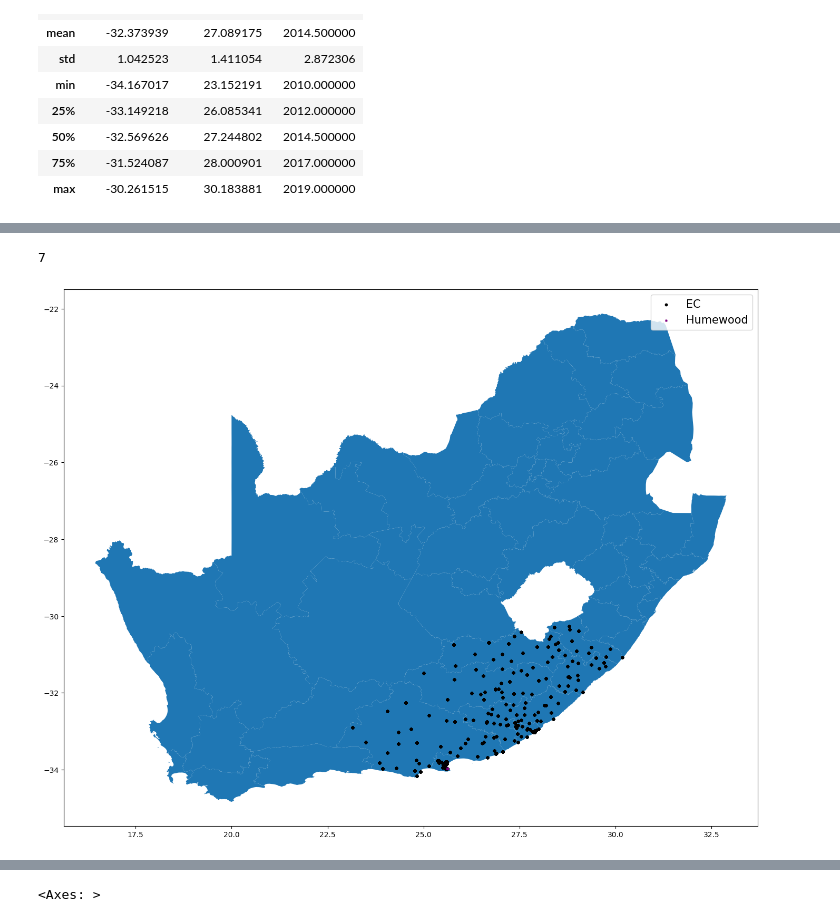
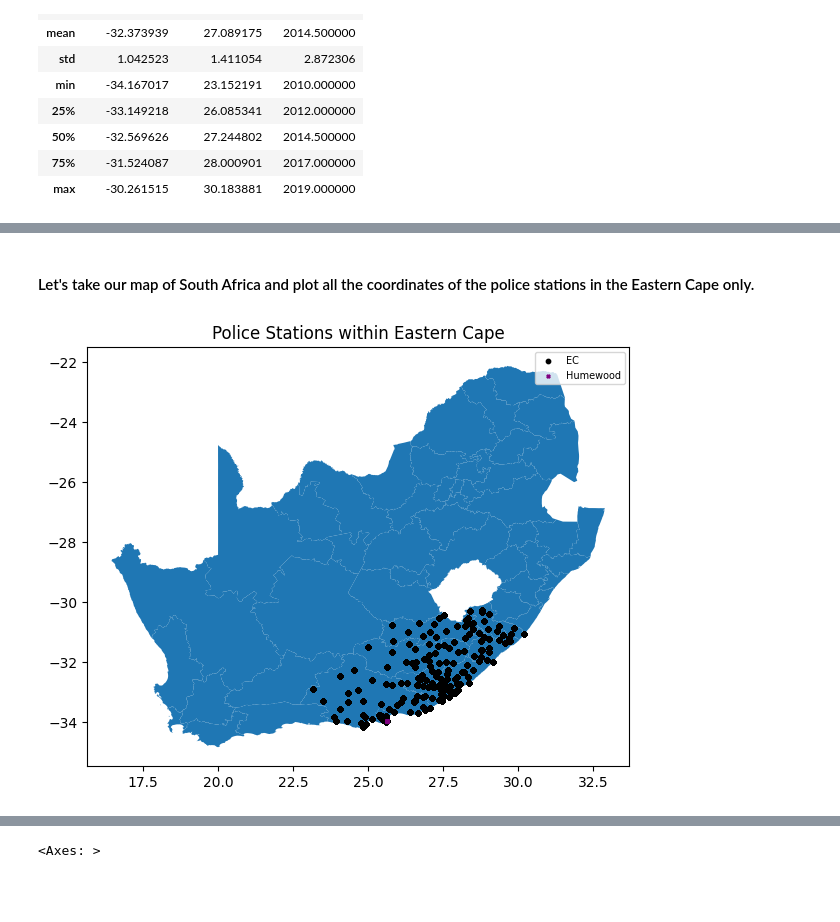
Before and after one commit to BlocknBoom123/CrimePy, a Jupyter notebook: CrimePy.ipynb, the cells around one changed output, grey strips where cells are left out. Drawn from its saved outputs; the diff is of its cells as text; code cells hidden in the pictures; blank space fills up the shorter version.

```diff
--- a/CrimePy.ipynb
+++ b/CrimePy.ipynb
@@ -158,16 +131,3 @@ df.describe()
 | 50% | -32.569626 | 27.244802 | 2014.500000 |
 | 75% | -31.524087 | 28.000901 | 2017.000000 |
 | max | -30.261515 | 30.183881 | 2019.000000 |
-# %%
-geometry = [Point(xy) for xy in zip(df['Longitude'], df['Latitude'])]
-crs = {'init': 'epsg:4326'}
-geo_df = gpd.GeoDataFrame(df, crs = crs, geometry = geometry)
-df.drop(['Latitude', 'Longitude', 'Crime', 'Province', 'Crime Category', 'Year'], inplace=True, axis=1)
-# for name, group in df.groupby(['Police Station']):
-#     print(name)
-#     print(group)
-#     print('\n')
-
-df = df.groupby(['Police Station'])['Crimes'].agg(Crimes='sum')
-print(df)
-#df.to_csv('wtf.csv', sep='\t', encoding='utf-8', index=False)
@@ -190,10 +134,15 @@ Zwelitsha       2383579913049581114489000612812284203315189411...
+# %% [markdown]
+#### Let's take our map of South Africa and plot all the coordinates of the police stations in the Eastern Cape only.
 # %%
-fig, ax = plt.subplots(figsize=(17,17))
-map.plot(aspect=1,ax=ax)
-geo_df.plot(aspect=1,ax=ax,markersize=10,color='black',marker='o',label='EC')
+#A GeoDataFrame is a dataframe that accepts a geometry column (POINT pairs)
+geo_df = gpd.GeoDataFrame(df, crs = {'init': 'epsg:4326'}, geometry = [Point(xy) for xy in zip(df['Longitude'], df['Latitude'])])
+
+fig, ax = plt.subplots(figsize=(7,7))
+map.plot(aspect=1,ax=ax) #Plot the map of South Africa
+geo_df.plot(aspect=1,ax=ax,markersize=10,color='black',marker='o',label='EC') #Plot the latitude longitude pairs onto the same SA map.
 geo_df[geo_df['Police Station'] == 'Humewood'].plot(aspect=1,ax=ax,markersize=5,color='purple',marker='X',label='Humewood')
-plt.legend(prop={'size':15})
-print(geo_df['Crime Category'].nunique())
+plt.title('Police Stations within Eastern Cape')
+plt.legend(prop={'size':7})
+plt.show()
 # %% [output]
-7
-[figure, old version]
+[figure, new version]
```
Also changed, not shown: parts of 13 cells of this notebook, 2 other files.
